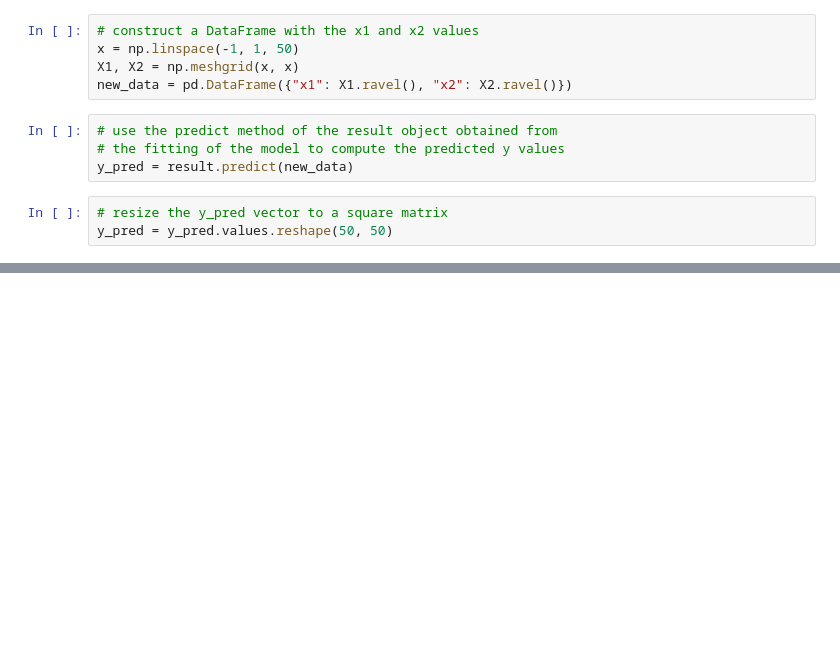
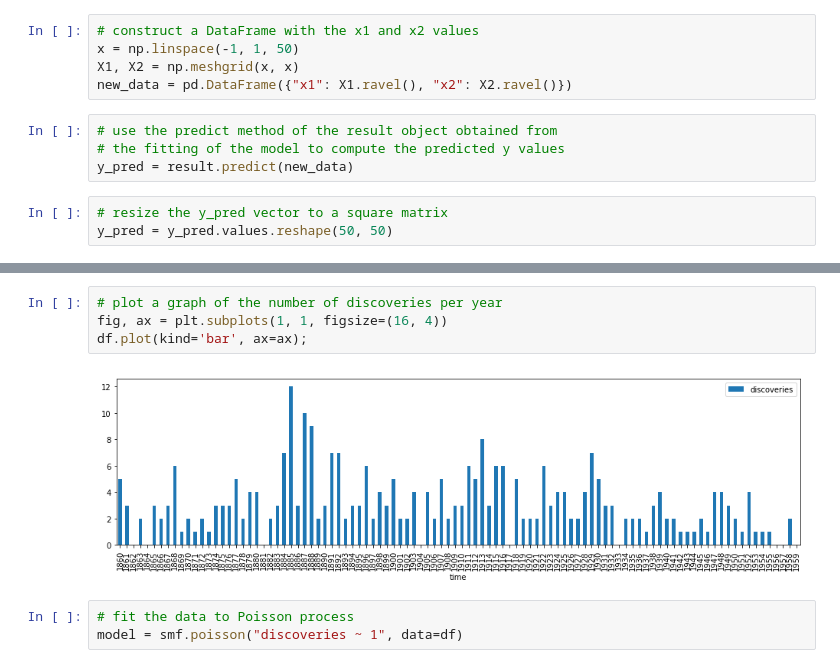
Before and after one commit to mathlarvalab/Nemurecal_Python, a Jupyter notebook: code/ch14/gee.ipynb, the cells around one changed output, grey strips where cells are left out. Drawn from its saved outputs; the diff is of its cells as text; blank space fills up the shorter version.

```diff
--- a/code/ch14/gee.ipynb
+++ b/code/ch14/gee.ipynb
@@ -377,0 +600,9 @@ plot_y_contour(axes[1], y_pred, "fitted model")
+# %%
+# plot a graph of the number of discoveries per year
+fig, ax = plt.subplots(1, 1, figsize=(16, 4))
+df.plot(kind='bar', ax=ax);
+# %% [output]
+[figure, added]
+# %%
+# fit the data to Poisson process
+model = smf.poisson("discoveries ~ 1", data=df)
```
Also changed, not shown: parts of 53 cells of this notebook.
